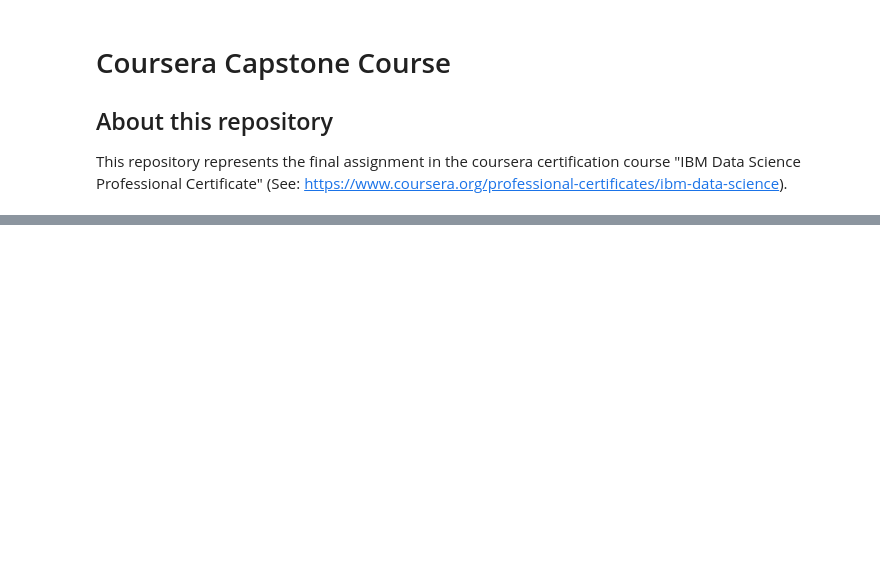
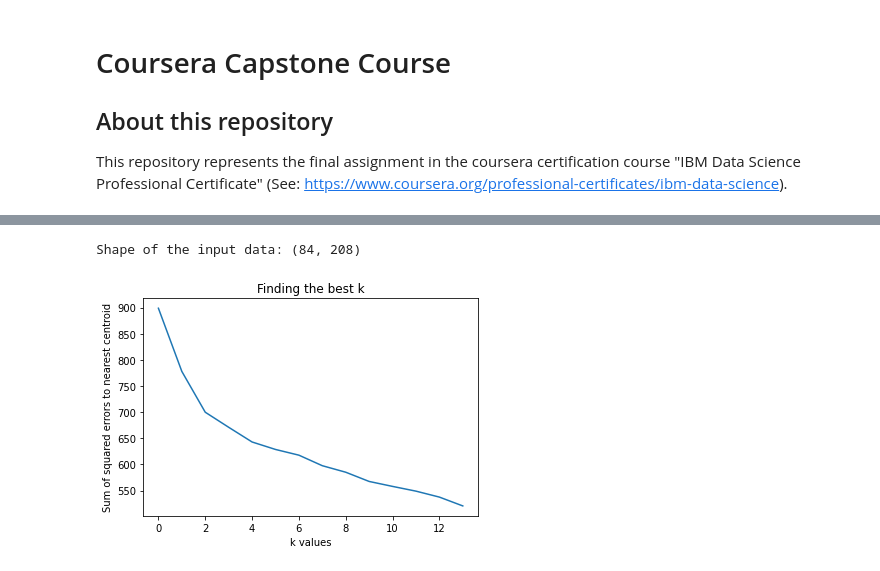
Before and after one commit to meisto/Coursera_Capstone, a Jupyter notebook: IBM_Data_Science_Capstone_Project.ipynb, the cells around one changed output, grey strips where cells are left out. Drawn from its saved outputs; the diff is of its cells as text; code cells hidden in the pictures; blank space fills up the shorter version.

Commit message:
week 5 finished notebook

```diff
--- a/IBM_Data_Science_Capstone_Project.ipynb
+++ b/IBM_Data_Science_Capstone_Project.ipynb
@@ -116,0 +26,12 @@ map
+# %%
+# Parameters for this project
+# Main stations as point of reference (Stuttgarts Main Station has two components, therefore the list)
+MAIN_STATIONS = ["Hauptbahnhof (oben)", "Hauptbahnhof (tief)"]
+
+# Data paths
+STATION_DATA = "data/stations.csv"
+VENUE_DATA = "data/venues.csv"
+# %%
+# Load data (see the other notebook for more information)
+df_stations = pd.read_csv(STATION_DATA)
+df_venues = pd.read_csv(VENUE_DATA)
@@ -116,0 +158,6 @@ map
+# %%
+tmp = pd.concat([df_venues["station name"], pd.get_dummies(df_venues["venue categories"])], axis = 1)
+df_venue_categories = tmp.groupby("station name").sum()
+
+print(df_venue_categories.shape)
+df_venue_categories.head()
@@ -116,0 +194,21 @@ map
+# %%
+# Before clustering we have to determine a good k for kMeans clustering
+X = df_venue_categories.values
+print(f"Shape of the input data: {X.shape}")
+
+def build_clusterer(k):
+    clusterer = KMeans(k).fit(X)
+
+    return clusterer.inertia_
+
+ks = [k for k in range(1,15)]
+scores = [build_clusterer(k) for k in ks]
+
+plt.xlabel("k values")
+plt.ylabel("Sum of squared errors to nearest centroid")
+plt.title("Finding the best k")
+plt.plot(scores)
+plt.show()
+# %% [output]
+Shape of the input data: (84, 208)
+[figure, added]
```
Also changed, not shown: parts of 48 cells of this notebook.
